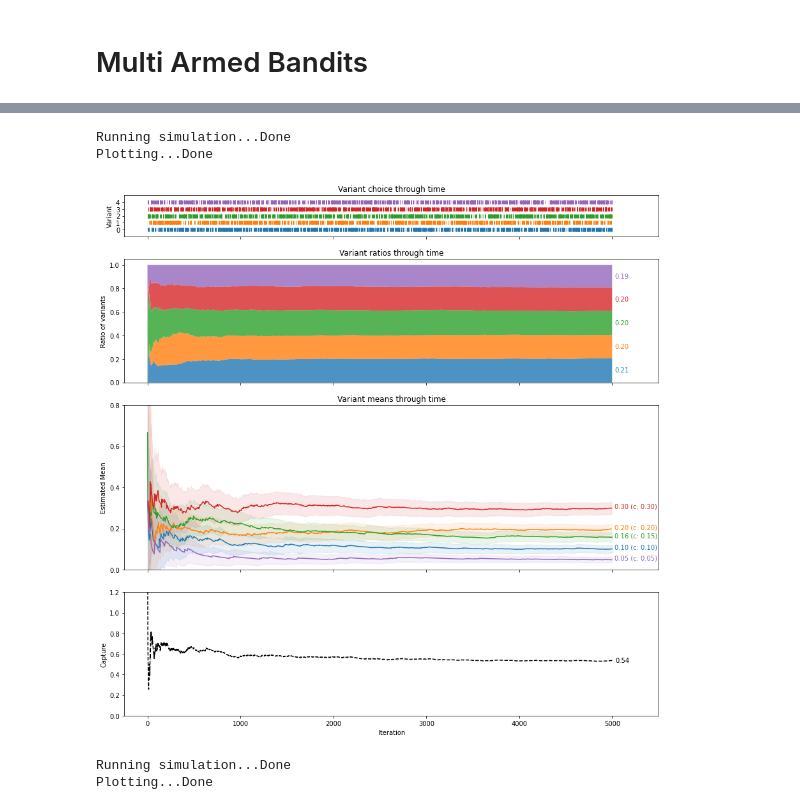
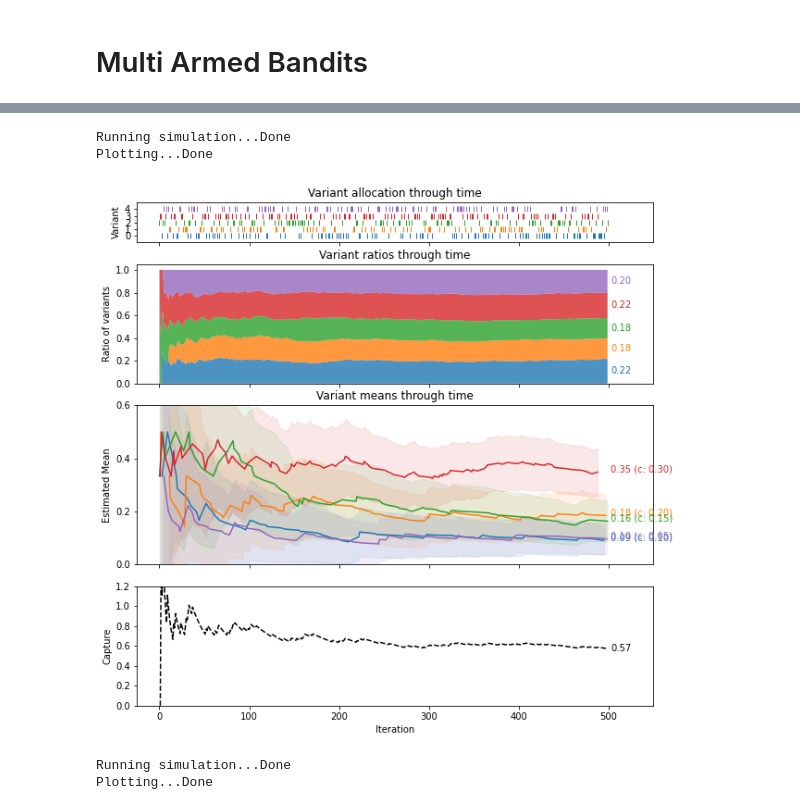
Before and after one commit to paul-stubley/portfolio, a Jupyter notebook: multi_armed_bandit/Multi_Armed_Bandit.ipynb, the cells around one changed output, grey strips where cells are left out. Saved outputs shown, nothing was run; the diff lists cells and outputs as text; code cells hidden in the pictures.

```diff
--- a/multi_armed_bandit/Multi_Armed_Bandit.ipynb
+++ b/multi_armed_bandit/Multi_Armed_Bandit.ipynb
@@ -106,13 +123,13 @@ class simulation():
         df = self.results_df
         df.Variant = df.Variant.astype('category')
 
-        fig,ax = plt.subplots(4,1,figsize=(15,15), gridspec_kw={'height_ratios': [1,3,4,3]})
+        fig,ax = plt.subplots(4,1,figsize=(10,10), gridspec_kw={'height_ratios': [1,3,4,3]})
         #plt.grid(axis='x')
 
         #ax.yticks(range(len(proportions)))
         # Axis formatting
         ax[0].set_ylabel('Variant')
-        ax[0].set_title('Variant choice through time')
+        ax[0].set_title('Variant allocation through time')
         ax[0].set_yticks(self.variants)
         lims = min(self.variants)-1,max(self.variants)+1
         ax[0].set_ylim(lims)
@@ -291,13 +308,13 @@ class simulation():
             print('\rPercent: {:3d}'.format(100), end='')
             sys.stdout.flush()
 # %%
-random = simulation(iterations=5_000)
+random = simulation(iterations=500)
 random.run_simulation()
 random.plot_simulation_output()
 # %% [output]
 Running simulation...Done
 Plotting...Done
-[figure, old version]
+[figure, new version]
 # %%
 egreedy = simulation(sim_type='egreedy', epsilon = 0.05, iterations=5_000)
 egreedy.run_simulation()
```
Also changed, not shown: parts of 7 cells of this notebook, 6 other files.
